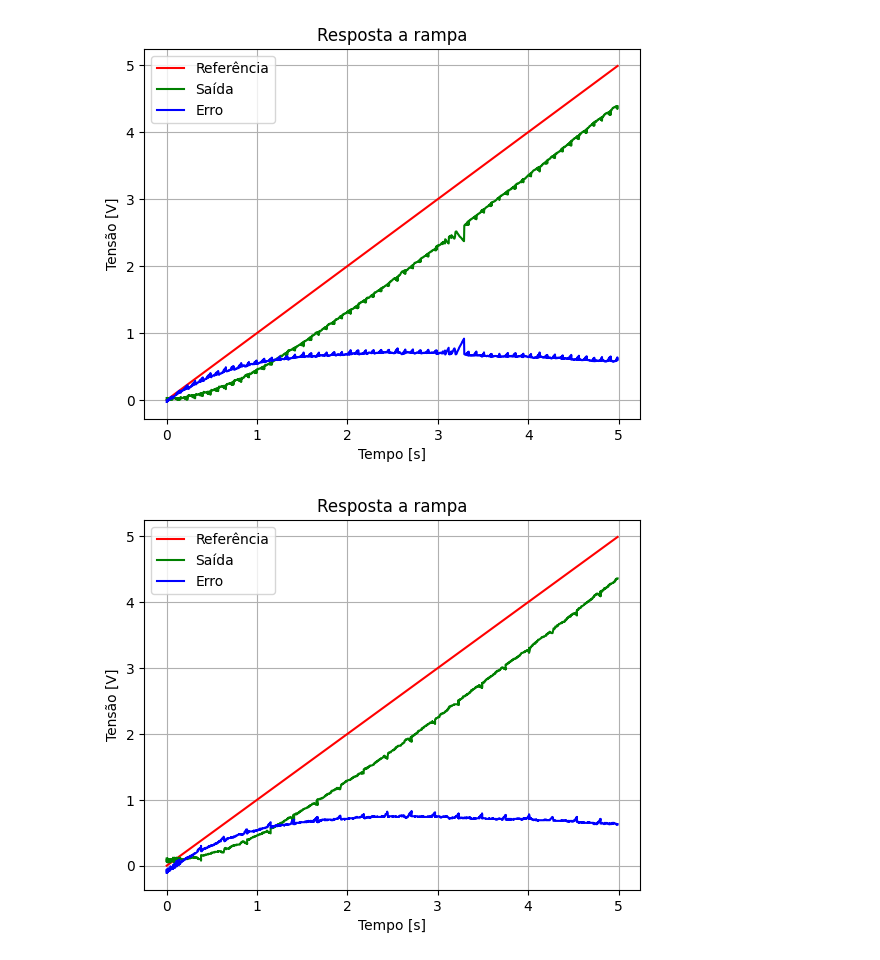
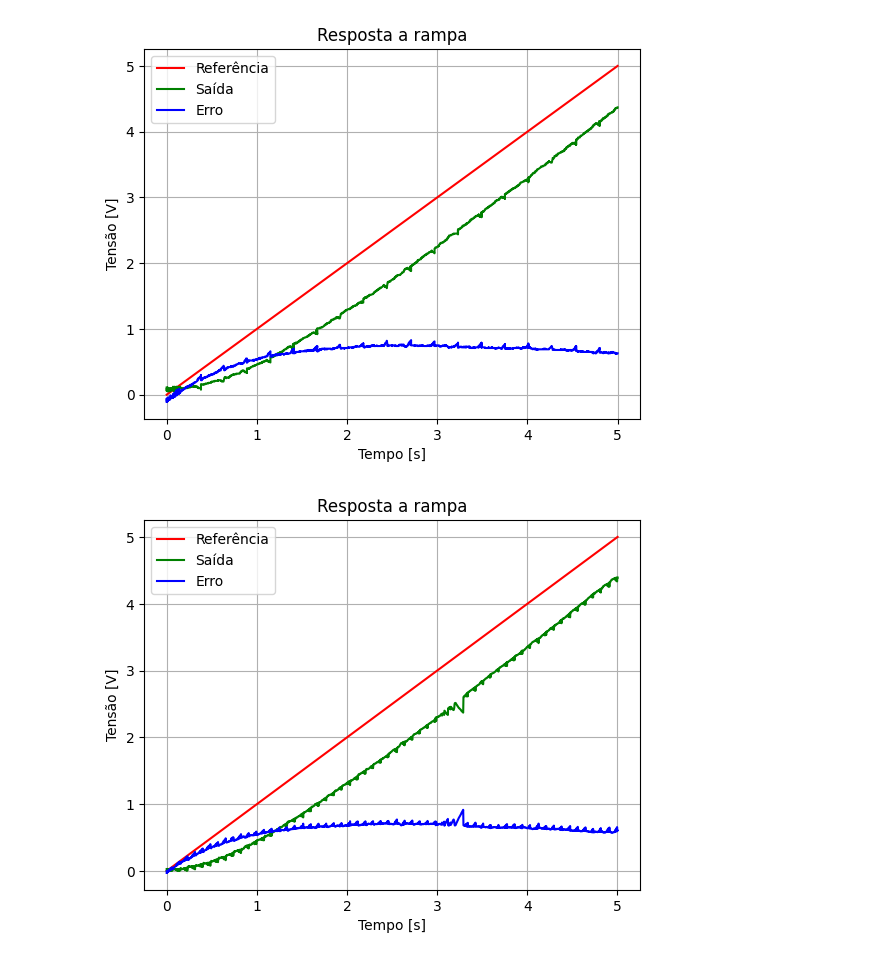
Before and after one commit to Telepresence-UFABC/Controller, a Jupyter notebook: dataviz.ipynb, the cells around one changed output. Cells and saved outputs as stored; diff of their text form; code cells hidden in the pictures.

```diff
--- a/dataviz.ipynb
+++ b/dataviz.ipynb
@@ -10 +4,11 @@ step_2 = pd.read_csv("step_v2.csv")
+# %%
+ramp_1 = pd.read_csv("ramp_24_11.csv")
+ramp_2 = pd.read_csv("ramp_24_11_2.csv")
+ramp_3 = pd.read_csv("ramp_27_11.csv")
+
+step_1 = pd.read_csv("step5v_24_11.csv").query("Velocidade > 0 and Velocidade < 4")
+step_2 = pd.read_csv("step5v_27_11.csv").query("Velocidade > 0 and Velocidade < 4")
+step_3 = pd.read_csv("step5v_27_11_2.csv").query("Velocidade > 0 and Velocidade < 4")
+step_4 = pd.read_csv("step1v_24_11.csv").query("Velocidade > 0 and Velocidade < 4")
+step_5 = pd.read_csv("step1v_24_11_2.csv").query("Velocidade > 0 and Velocidade < 4")
 # %%
@@ -34,7 +64,7 @@ plt.show()
 # %%
-plt.plot(ramp_1.iloc[:1470]["Tempo"], ramp_1.iloc[:1470]["Referencia"], c="r", label="Referência")
-plt.plot(ramp_1.iloc[:1470]["Tempo"], ramp_1.iloc[:1470]["Posicao"], c="g", label="Saída")
-plt.plot(ramp_1.iloc[:1470]["Tempo"], ramp_1.iloc[:1470]["Erro"], c="b", label="Erro")
+plt.plot(ramp_1.iloc[:2454]["Tempo"], ramp_1.iloc[:2454]["Referencia"], c="r", label="Referência")
+plt.plot(ramp_1.iloc[:2454]["Tempo"], ramp_1.iloc[:2454]["Posicao"], c="g", label="Saída")
+plt.plot(ramp_1.iloc[:2454]["Tempo"], ramp_1.iloc[:2454]["Erro"], c="b", label="Erro")
 plt.grid()
 plt.title("Resposta a rampa")
 plt.ylabel("Tensão [V]")
@@ -42,16 +72,16 @@ plt.xlabel("Tempo [s]")
 plt.legend()
 plt.show()
 # %% [output]
-[figure, old version]
+[figure, new version]
 # %%
-plt.plot(ramp_2.iloc[:2450]["Tempo"], ramp_2.iloc[:2450]["Referencia"], c="r", label="Referência")
-plt.plot(ramp_2.iloc[:2450]["Tempo"], ramp_2.iloc[:2450]["Posicao"], c="g", label="Saída")
-plt.plot(ramp_2.iloc[:2450]["Tempo"], ramp_2.iloc[:2450]["Erro"], c="b", label="Erro")
+plt.plot(ramp_2.iloc[:1474]["Tempo"], ramp_2.iloc[:1474]["Referencia"], c="r", label="Referência")
+plt.plot(ramp_2.iloc[:1474]["Tempo"], ramp_2.iloc[:1474]["Posicao"], c="g", label="Saída")
+plt.plot(ramp_2.iloc[:1474]["Tempo"], ramp_2.iloc[:1474]["Erro"], c="b", label="Erro")
 plt.grid()
 plt.title("Resposta a rampa")
 plt.ylabel("Tensão [V]")
 plt.xlabel("Tempo [s]")
 plt.legend()
 plt.show()
 # %% [output]
-[figure, old version]
+[figure, new version]
```
Also changed, not shown: parts of 8 cells of this notebook, 4 other files.
